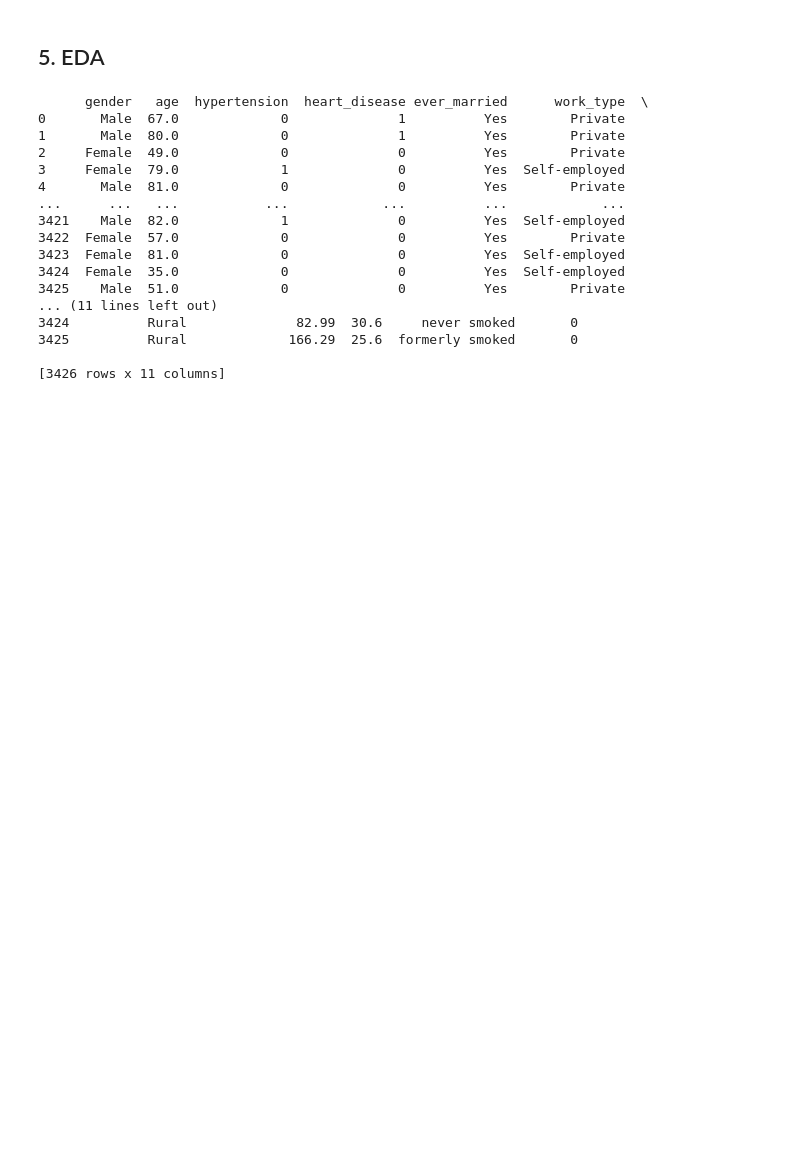
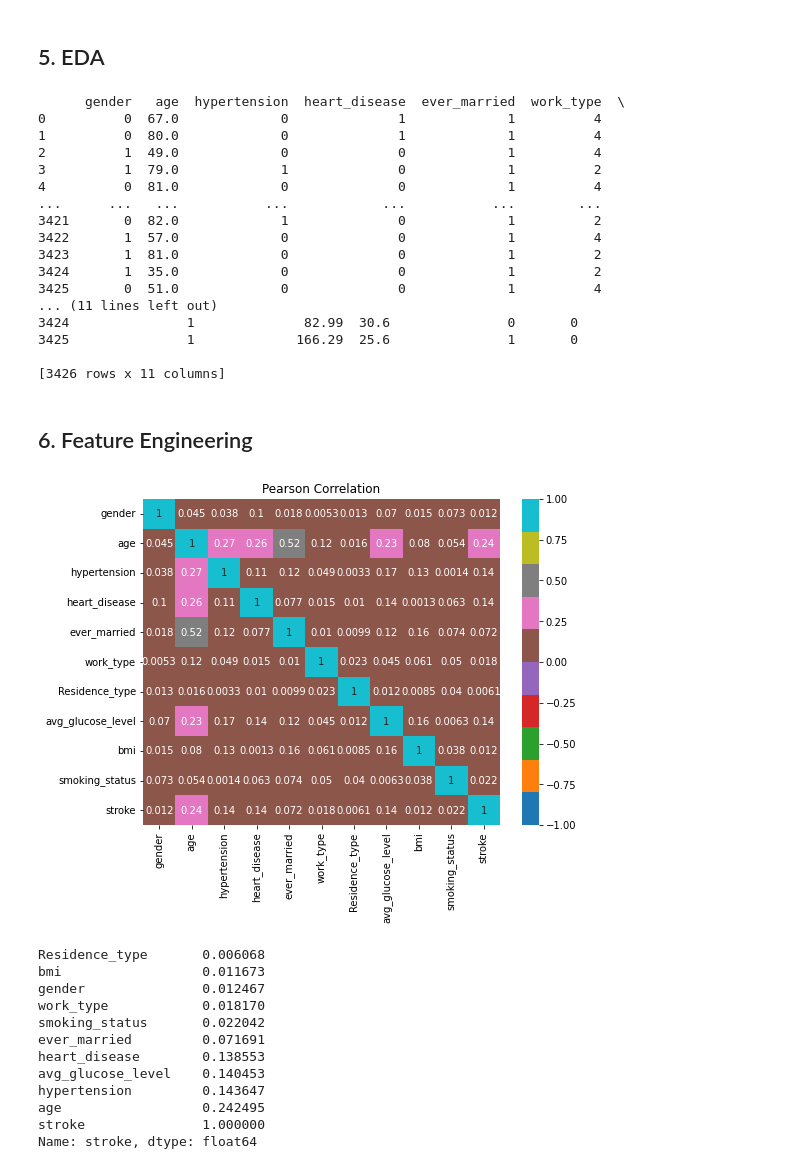
Before and after one commit to RamicAmir/Grupp2-Machine-Learning, a Jupyter notebook: stroke/stroke.ipynb, the cells around one changed output. Saved outputs shown, nothing was run; the diff lists cells and outputs as text; code cells hidden in the pictures; blank space fills up the shorter version.

Commit message:
converted several columns to int-values

```diff
--- a/stroke/stroke.ipynb
+++ b/stroke/stroke.ipynb
@@ -110,0 +141,15 @@ Age is not in integer form. So will have to be converted.
+# %%
+def fix_work_type(row):
+    if row['work_type'] == 'Never_worked':
+        return 0
+    elif row['work_type'] == 'children':
+        return 1
+    elif row['work_type'] == 'Self-employed':
+        return 2
+    elif row['work_type'] == 'Govt_job':
+        return 3
+    elif row['work_type'] == 'Private':
+        return 4
+# %%
+data['work_type'] = data.apply(lambda row: fix_work_type(row), axis=1)
+data.work_type.unique()
@@ -111,3 +158,5 @@ Age is not in integer form. So will have to be converted.
+# %%
+data['Residence_type'] = data.apply(lambda row: 0 if row['Residence_type'] == 'Urban' else 1, axis=1)
 # %% [markdown]
 ## 4. Profiling report
 # %%
@@ -121,29 +170,55 @@ pp.ProfileReport(data)
 data_missingremoved = data.dropna()
 # removing id as it's not needed
 data_removeID = data_missingremoved.drop(['id'], axis=1)
-# removed the rows with unknown for smoking status and save as a new dataframe that is clean.
-data_clean = data_removeID[data_removeID.smoking_status != 'Unknown']
-# printing the cleaned up dataframe
-#print(data_clean)
+# removed the rows with unknown(value 3) for smoking status and save as a new dataframe that is clean.
+data_clean = data_removeID[data_removeID.smoking_status != 3]
 
 #reset pandas index due to all the removed rows.
 data_clean = data_clean.reset_index(drop=True)
 print(data_clean)
 # %% [output]
-      gender   age  hypertension  heart_disease ever_married      work_type  \
-0       Male  67.0             0              1          Yes        Private
-1       Male  80.0             0              1          Yes        Private
-2     Female  49.0             0              0          Yes        Private
-3     Female  79.0             1              0          Yes  Self-employed
-4       Male  81.0             0              0          Yes        Private
-...      ...   ...           ...            ...          ...            ...
-3421    Male  82.0             1              0          Yes  Self-employed
-3422  Female  57.0             0              0          Yes        Private
-3423  Female  81.0             0              0          Yes  Self-employed
-3424  Female  35.0             0              0          Yes  Self-employed
-3425    Male  51.0             0              0          Yes        Private
+      gender   age  hypertension  heart_disease  ever_married  work_type  \
+0          0  67.0             0              1             1          4
+1          0  80.0             0              1             1          4
+2          1  49.0             0              0             1          4
+3          1  79.0             1              0             1          2
+4          0  81.0             0              0             1          4
+...      ...   ...           ...            ...           ...        ...
+3421       0  82.0             1              0             1          2
+3422       1  57.0             0              0             1          4
+3423       1  81.0             0              0             1          2
+3424       1  35.0             0              0             1          2
+3425       0  51.0             0              0             1          4
 ... (11 lines left out)
-3424          Rural              82.99  30.6     never smoked       0
-3425          Rural             166.29  25.6  formerly smoked       0
+3424               1              82.99  30.6               0       0
+3425               1             166.29  25.6               1       0
 
 [3426 rows x 11 columns]
+# %% [markdown]
+## 6. Feature Engineering
+# %%
+corr = data_clean.corr(method='pearson').abs()
+
+corr.describe()
+corr.head()
+
+fig = plt.figure(figsize=(8, 6))
+sns.heatmap(corr, annot=True, cmap='tab10', vmin=-1, vmax=+1)
+plt.title('Pearson Correlation')
+plt.show()
+
+print(data_clean.corr()['stroke'].abs().sort_values())
+# %% [output]
+[figure, added]
+Residence_type       0.006068
+bmi                  0.011673
+gender               0.012467
+work_type            0.018170
+smoking_status       0.022042
+ever_married         0.071691
+heart_disease        0.138553
+avg_glucose_level    0.140453
+hypertension         0.143647
+age                  0.242495
+stroke               1.000000
+Name: stroke, dtype: float64
```
Also changed, not shown: parts of 7 cells of this notebook.
